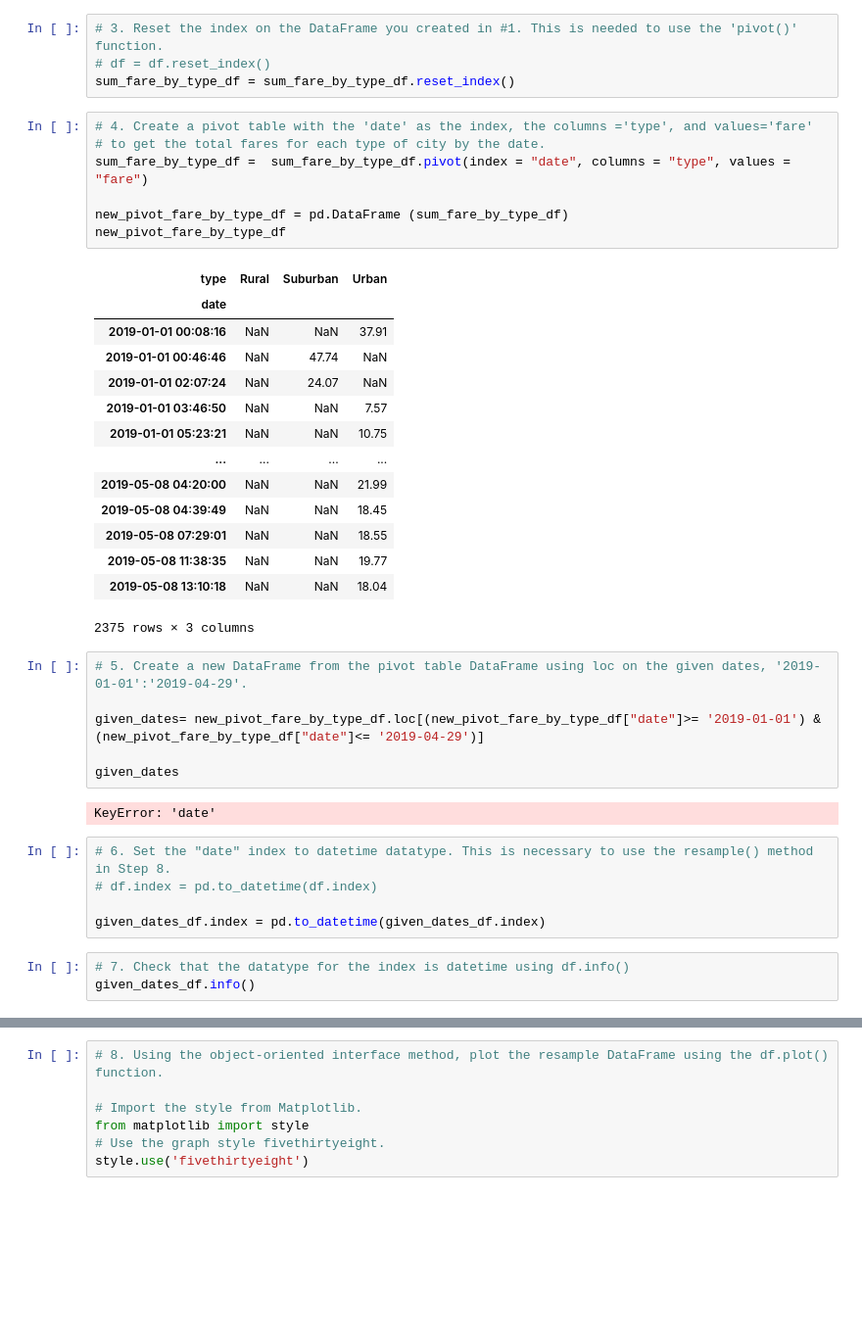
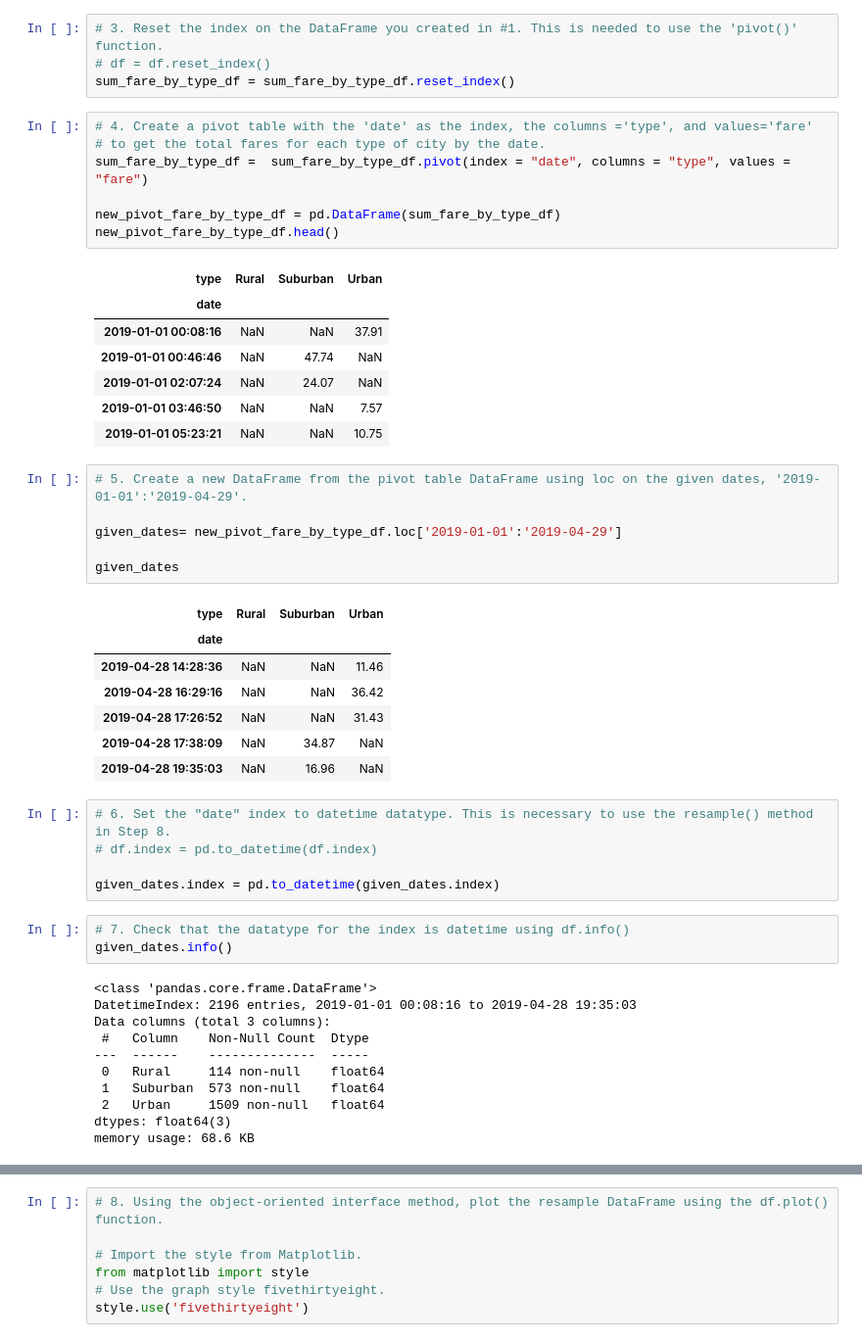
Before and after one commit to Julcatan/Pyper-Analysis, a Jupyter notebook: PyBer_Challenge.ipynb, the cells around one changed output, grey strips where cells are left out. Shown at 98% size. Saved outputs shown, nothing was run; the diff lists cells and outputs as text; blank space fills up the shorter version.

```diff
--- a/PyBer_Challenge.ipynb
+++ b/PyBer_Challenge.ipynb
@@ -183,40 +183,50 @@ sum_fare_by_type_df = sum_fare_by_type_df.reset_index()
 # %%
 # 4. Create a pivot table with the 'date' as the index, the columns ='type', and values='fare'
 # to get the total fares for each type of city by the date.
 sum_fare_by_type_df =  sum_fare_by_type_df.pivot(index = "date", columns = "type", values = "fare")
 
-new_pivot_fare_by_type_df = pd.DataFrame (sum_fare_by_type_df)
-new_pivot_fare_by_type_df
+new_pivot_fare_by_type_df = pd.DataFrame(sum_fare_by_type_df)
+new_pivot_fare_by_type_df.head()
 # %% [output]
 | type | Rural | Suburban | Urban |
 | date |  |  |  |
 | 2019-01-01 00:08:16 | NaN | NaN | 37.91 |
 | 2019-01-01 00:46:46 | NaN | 47.74 | NaN |
 | 2019-01-01 02:07:24 | NaN | 24.07 | NaN |
 | 2019-01-01 03:46:50 | NaN | NaN | 7.57 |
 | 2019-01-01 05:23:21 | NaN | NaN | 10.75 |
-| ... | ... | ... | ... |
-| 2019-05-08 04:20:00 | NaN | NaN | 21.99 |
-| 2019-05-08 04:39:49 | NaN | NaN | 18.45 |
-| 2019-05-08 07:29:01 | NaN | NaN | 18.55 |
-| 2019-05-08 11:38:35 | NaN | NaN | 19.77 |
-| 2019-05-08 13:10:18 | NaN | NaN | 18.04 |
-2375 rows × 3 columns
 # %%
 # 5. Create a new DataFrame from the pivot table DataFrame using loc on the given dates, '2019-01-01':'2019-04-29'.
 
-given_dates= new_pivot_fare_by_type_df.loc[(new_pivot_fare_by_type_df["date"]>= '2019-01-01') & (new_pivot_fare_by_type_df["date"]<= '2019-04-29')]
+given_dates= new_pivot_fare_by_type_df.loc['2019-01-01':'2019-04-29']
 
 given_dates
 # %% [output]
-KeyError: 'date'
+| type | Rural | Suburban | Urban |
+| date |  |  |  |
+| 2019-04-28 14:28:36 | NaN | NaN | 11.46 |
+| 2019-04-28 16:29:16 | NaN | NaN | 36.42 |
+| 2019-04-28 17:26:52 | NaN | NaN | 31.43 |
+| 2019-04-28 17:38:09 | NaN | 34.87 | NaN |
+| 2019-04-28 19:35:03 | NaN | 16.96 | NaN |
 # %%
 # 6. Set the "date" index to datetime datatype. This is necessary to use the resample() method in Step 8.
 # df.index = pd.to_datetime(df.index)
 
-given_dates_df.index = pd.to_datetime(given_dates_df.index)
+given_dates.index = pd.to_datetime(given_dates.index)
 # %%
 # 7. Check that the datatype for the index is datetime using df.info()
-given_dates_df.info()
+given_dates.info()
+# %% [output]
+<class 'pandas.core.frame.DataFrame'>
+DatetimeIndex: 2196 entries, 2019-01-01 00:08:16 to 2019-04-28 19:35:03
+Data columns (total 3 columns):
+ #   Column    Non-Null Count  Dtype
+---  ------    --------------  -----
+ 0   Rural     114 non-null    float64
+ 1   Suburban  573 non-null    float64
+ 2   Urban     1509 non-null   float64
+dtypes: float64(3)
+memory usage: 68.6 KB
 # %%
 # 8. Create a new DataFrame using the "resample()" function by week 'W' and get the sum of the fares for each week.
```
Also changed, not shown: parts of 1 cell of this notebook.
